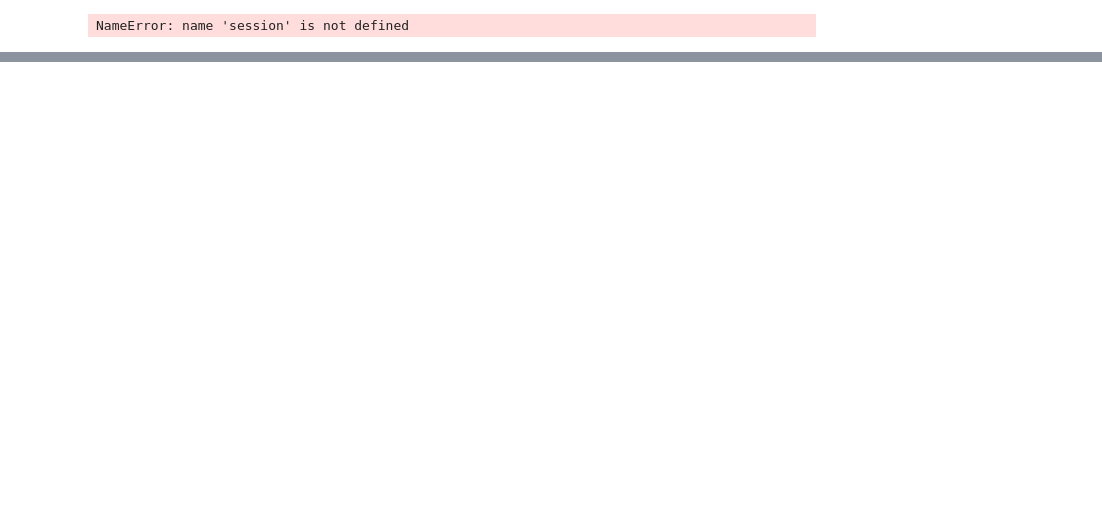
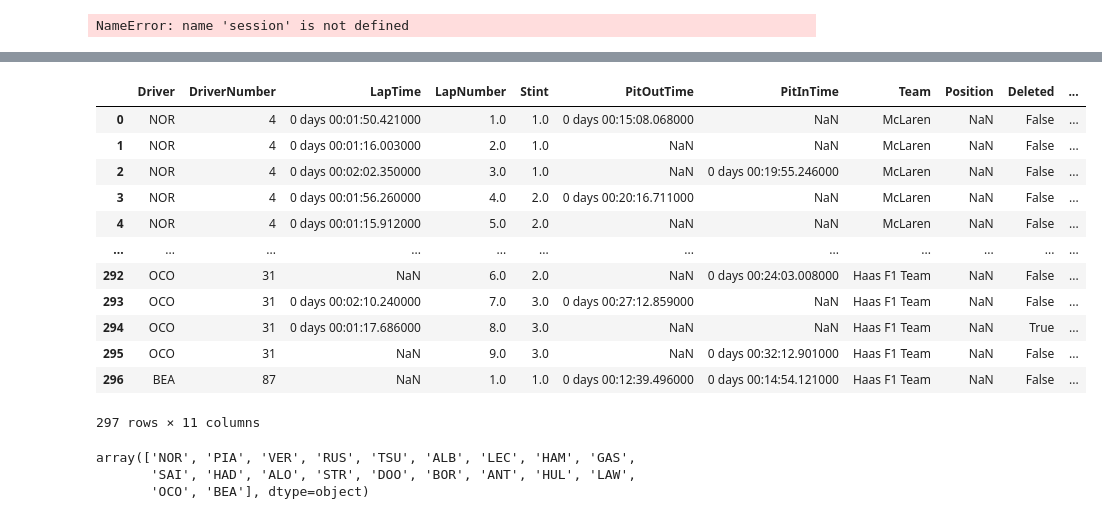
Before and after one commit to TANMAY-0306/f1_analysis_project, a Jupyter notebook: F1_project.ipynb, the cells around one changed output, grey strips where cells are left out. Drawn from its saved outputs; the diff is of its cells as text; code cells hidden in the pictures; blank space fills up the shorter version.

```diff
--- a/F1_project.ipynb
+++ b/F1_project.ipynb
@@ -246,0 +309,6 @@ DataNotLoadedError: The data you are trying to access has not been loaded yet. S
+# %%
+#cleaning the qualifying data
+qualifying_data=pd.read_csv("C:/Users/TANMAY/code/f1_project_2025_datasets/Australian_Grand_Prix/qualifying_raw_data.csv")
+# %%
+q=qualifying_data
+q
@@ -246,0 +329,24 @@ DataNotLoadedError: The data you are trying to access has not been loaded yet. S
+# %%
+q_1=q[['Driver','DriverNumber','LapTime','LapNumber','Stint','PitOutTime','PitInTime','Team','Position','Deleted','IsAccurate']]
+q_1
+# %% [output]
+|  | Driver | DriverNumber | LapTime | LapNumber | Stint | PitOutTime | PitInTime | Team | Position | Deleted | ... |
+| 0 | NOR | 4 | 0 days 00:01:50.421000 | 1.0 | 1.0 | 0 days 00:15:08.068000 | NaN | McLaren | NaN | False | ... |
+| 1 | NOR | 4 | 0 days 00:01:16.003000 | 2.0 | 1.0 | NaN | NaN | McLaren | NaN | False | ... |
+| 2 | NOR | 4 | 0 days 00:02:02.350000 | 3.0 | 1.0 | NaN | 0 days 00:19:55.246000 | McLaren | NaN | False | ... |
+| 3 | NOR | 4 | 0 days 00:01:56.260000 | 4.0 | 2.0 | 0 days 00:20:16.711000 | NaN | McLaren | NaN | False | ... |
+| 4 | NOR | 4 | 0 days 00:01:15.912000 | 5.0 | 2.0 | NaN | NaN | McLaren | NaN | False | ... |
+| ... | ... | ... | ... | ... | ... | ... | ... | ... | ... | ... | ... |
+| 292 | OCO | 31 | NaN | 6.0 | 2.0 | NaN | 0 days 00:24:03.008000 | Haas F1 Team | NaN | False | ... |
+| 293 | OCO | 31 | 0 days 00:02:10.240000 | 7.0 | 3.0 | 0 days 00:27:12.859000 | NaN | Haas F1 Team | NaN | False | ... |
+| 294 | OCO | 31 | 0 days 00:01:17.686000 | 8.0 | 3.0 | NaN | NaN | Haas F1 Team | NaN | True | ... |
+| 295 | OCO | 31 | NaN | 9.0 | 3.0 | NaN | 0 days 00:32:12.901000 | Haas F1 Team | NaN | False | ... |
+| 296 | BEA | 87 | NaN | 1.0 | 1.0 | 0 days 00:12:39.496000 | 0 days 00:14:54.121000 | Haas F1 Team | NaN | False | ... |
+297 rows × 11 columns
+# %%
+q1=q_1[q_1["IsAccurate"]==True]
+q_1['Driver'].unique()
+# %% [output]
+array(['NOR', 'PIA', 'VER', 'RUS', 'TSU', 'ALB', 'LEC', 'HAM', 'GAS',
+       'SAI', 'HAD', 'ALO', 'STR', 'DOO', 'BOR', 'ANT', 'HUL', 'LAW',
+       'OCO', 'BEA'], dtype=object)
```
Also changed, not shown: parts of 45 cells of this notebook.
